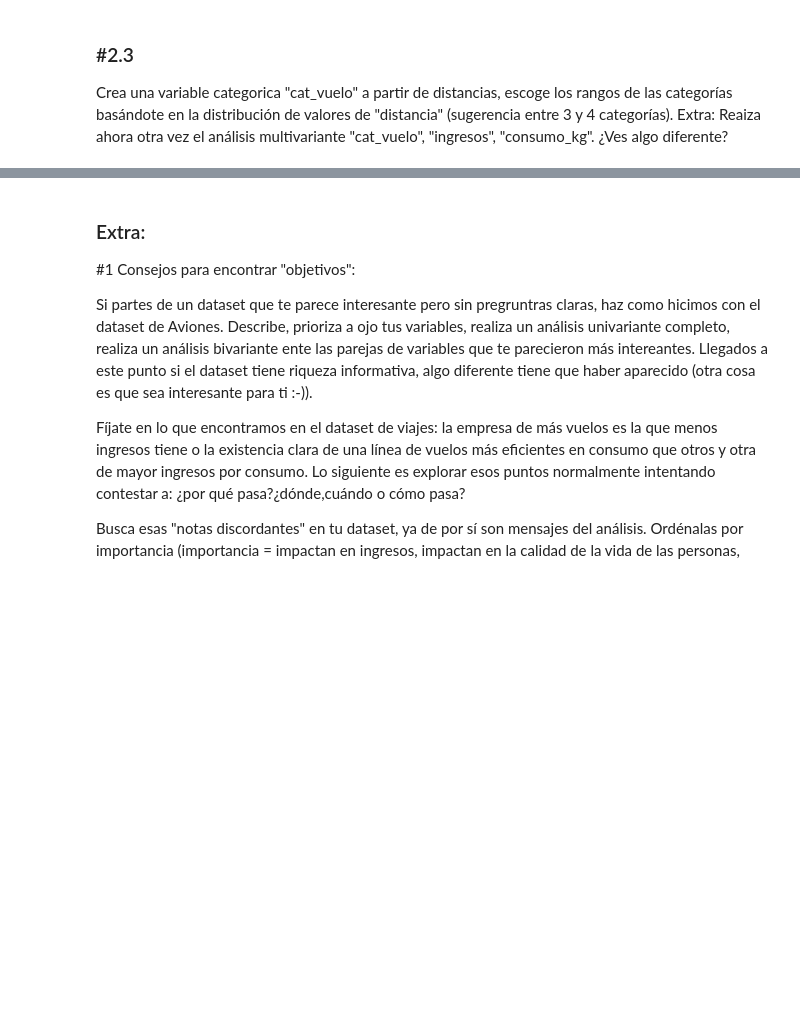
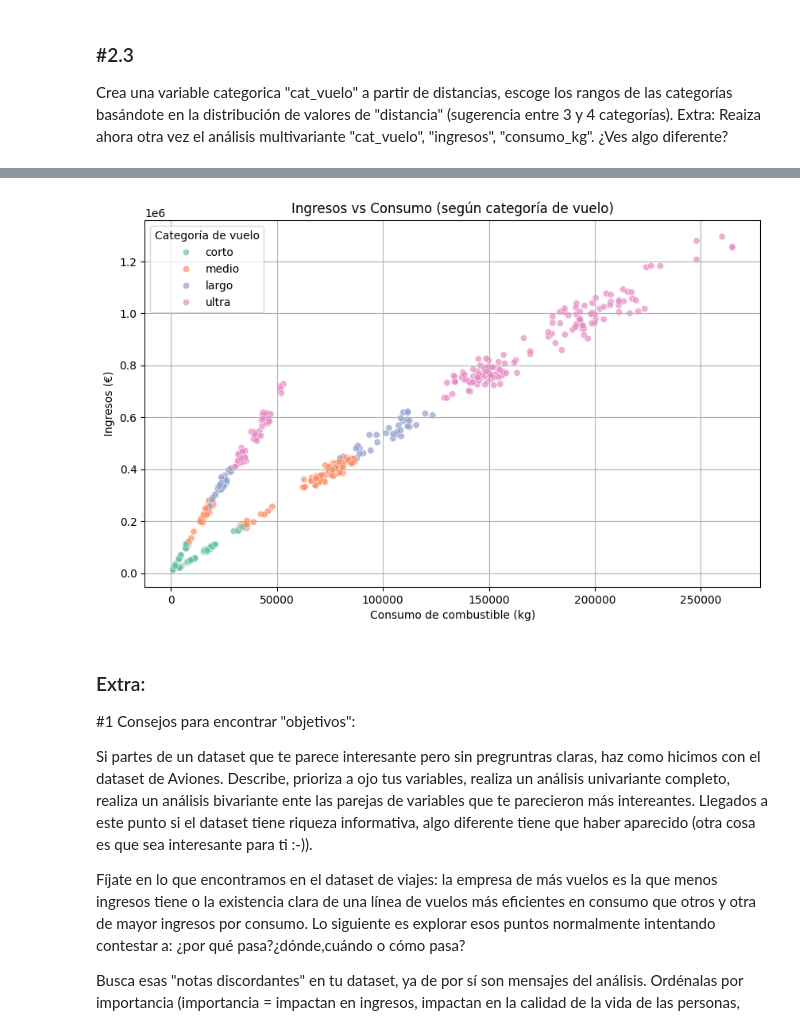
Before and after one commit to MariaJoseCamacho/repositorio_clase, a Jupyter notebook: 03_Analisis_de_Datos/Sprint_07/Unidad_02/Practica_Obligatoria/18_Practica_Obligatoria_Multivariante.ipynb, the cells around one changed output, grey strips where cells are left out. Saved outputs shown, nothing was run; the diff lists cells and outputs as text; code cells hidden in the pictures; blank space fills up the shorter version.

```diff
--- a/03_Analisis_de_Datos/Sprint_07/Unidad_02/Practica_Obligatoria/18_Practica_Obligatoria_Multivariante.ipynb
+++ b/03_Analisis_de_Datos/Sprint_07/Unidad_02/Practica_Obligatoria/18_Practica_Obligatoria_Multivariante.ipynb
@@ -150,3 +205,8 @@ Repite el análisis multivariante entre "ingresos","distancias" y "consumo_kg".
 ### #2.3
 
 Crea una variable categorica "cat_vuelo" a partir de distancias, escoge los rangos de las categorías basándote en la distribución de valores de "distancia" (sugerencia entre 3 y 4 categorías). Extra: Reaiza ahora otra vez el análisis multivariante "cat_vuelo", "ingresos", "consumo_kg". ¿Ves algo diferente?
+# %%
+bins = [0, 3000, 7000, 11000, df["distancia"].max()]
+labels = ["corto", "medio", "largo", "ultra"]
+df["cat_vuelo"] = pd.cut(df["distancia"], bins=bins, labels=labels, include_lowest=True)
+df
@@ -153,3 +227,14 @@ Crea una variable categorica "cat_vuelo" a partir de distancias, escoge los rang
+# %%
+plt.figure(figsize=(10, 6))
+sns.scatterplot(data=df, x="consumo_kg", y="ingresos", hue="cat_vuelo", palette="Set2", alpha=0.7)
+plt.title("Ingresos vs Consumo (según categoría de vuelo)")
+plt.xlabel("Consumo de combustible (kg)")
+plt.ylabel("Ingresos (€)")
+plt.legend(title="Categoría de vuelo")
+plt.grid(True)
+plt.show()
+# %% [output]
+[figure, added]
 # %% [markdown]
 ### Extra:
 
```
Also changed, not shown: parts of 6 cells of this notebook.
